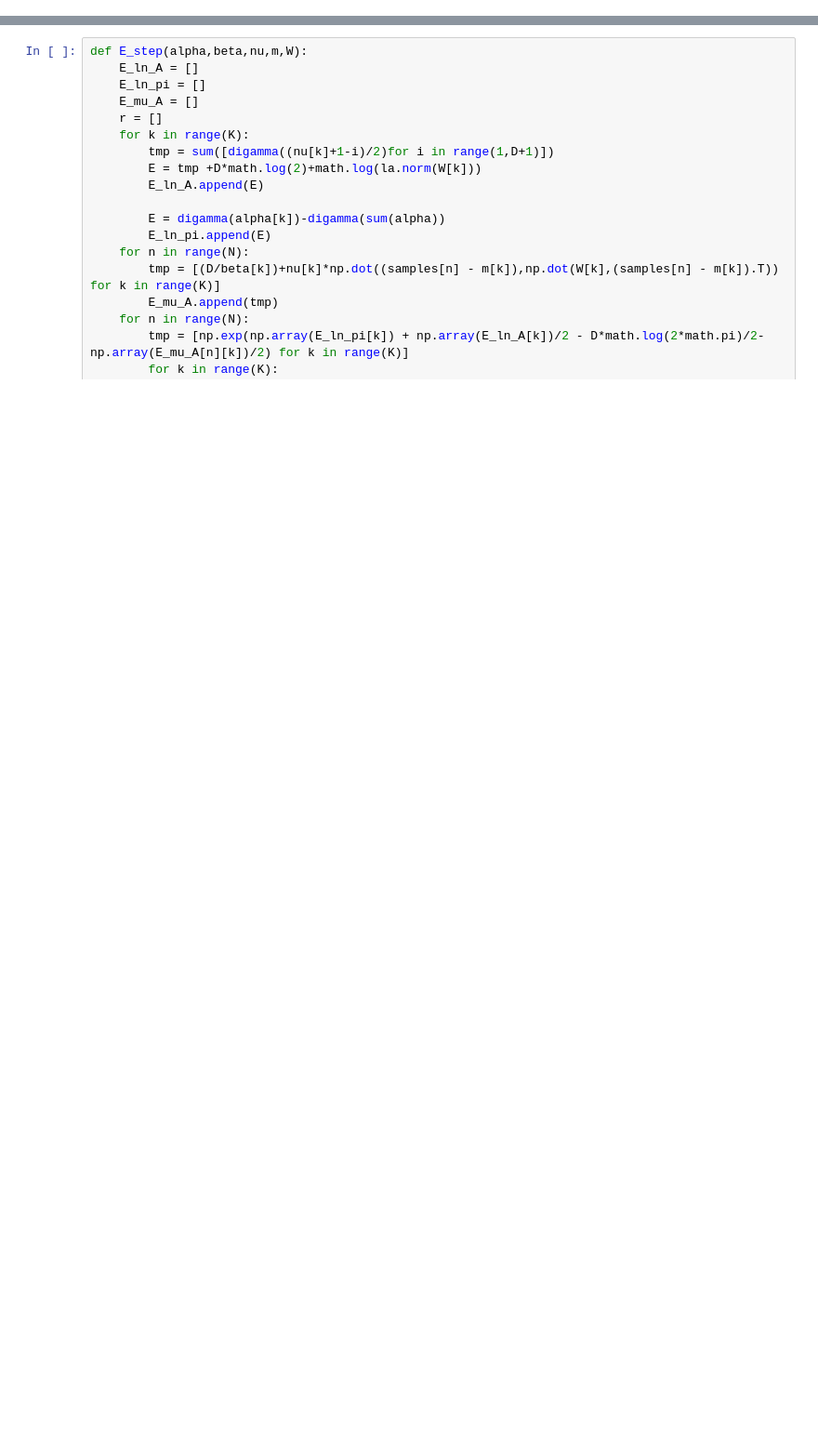
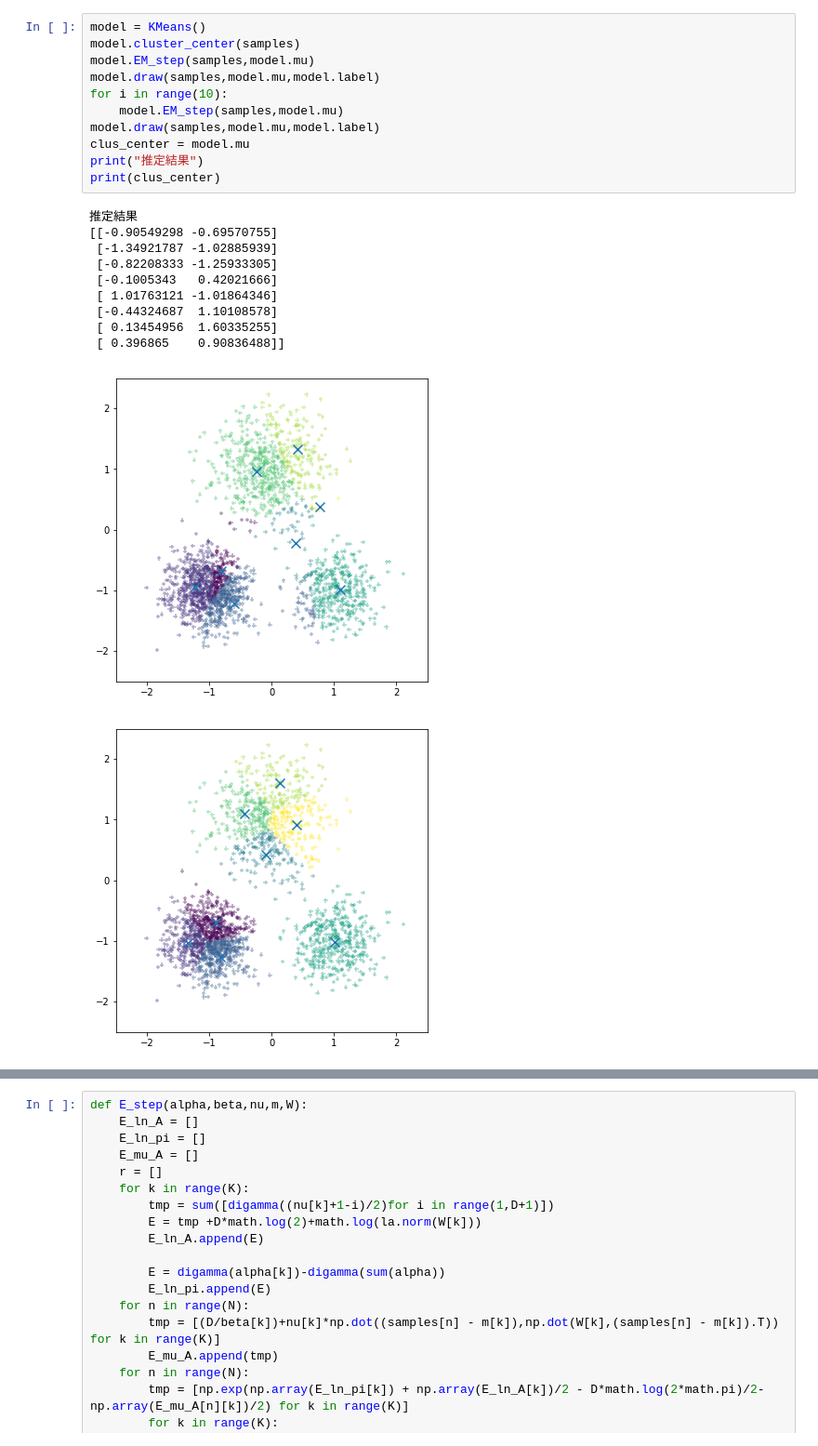
Before and after one commit to taishi107/Variational_Bayes, a Jupyter notebook: Variational_mixtures_of_Gaussians.ipynb, the cells around one changed output, grey strips where cells are left out. Shown at 93% size. Saved outputs shown, nothing was run; the diff lists cells and outputs as text; blank space fills up the shorter version.

```diff
--- a/Variational_mixtures_of_Gaussians.ipynb
+++ b/Variational_mixtures_of_Gaussians.ipynb
@@ -281,0 +110,23 @@ def M_step(N_k,mu,S):
+# %%
+model = KMeans()
+model.cluster_center(samples)
+model.EM_step(samples,model.mu)
+model.draw(samples,model.mu,model.label)
+for i in range(10):
+    model.EM_step(samples,model.mu)
+model.draw(samples,model.mu,model.label)
+clus_center = model.mu
+print("推定結果")
+print(clus_center)
+# %% [output]
+推定結果
+[[-0.90549298 -0.69570755]
+ [-1.34921787 -1.02885939]
+ [-0.82208333 -1.25933305]
+ [-0.1005343   0.42021666]
+ [ 1.01763121 -1.01864346]
+ [-0.44324687  1.10108578]
+ [ 0.13454956  1.60335255]
+ [ 0.396865    0.90836488]]
+[figure, added]
+[figure, added]
```
Also changed, not shown: parts of 39 cells of this notebook.
